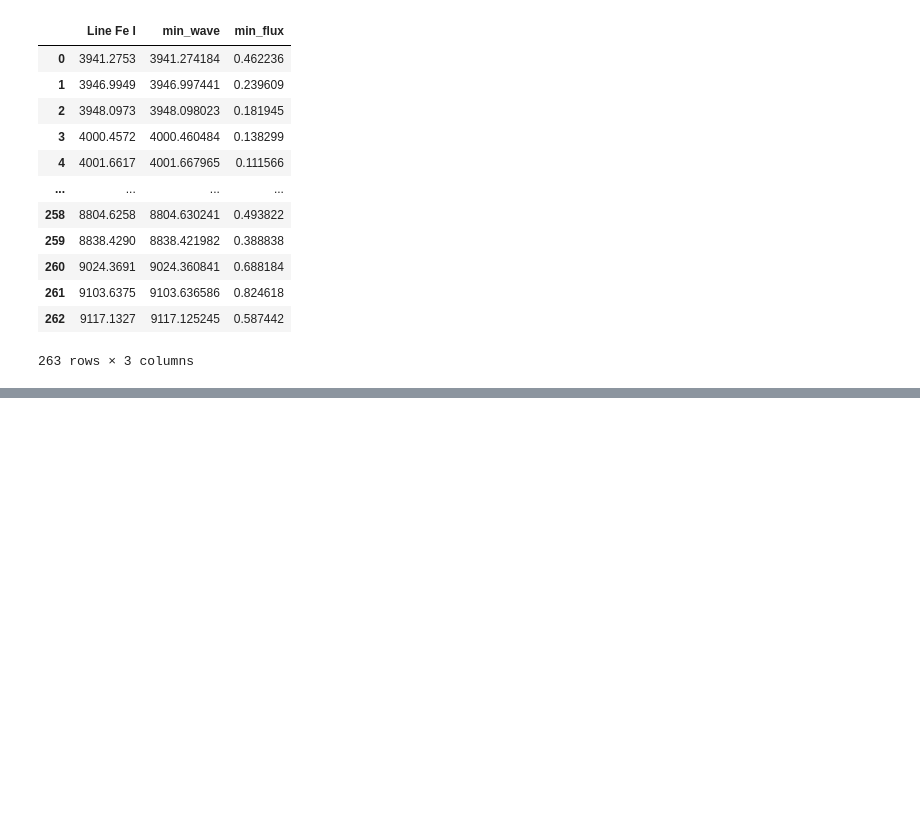
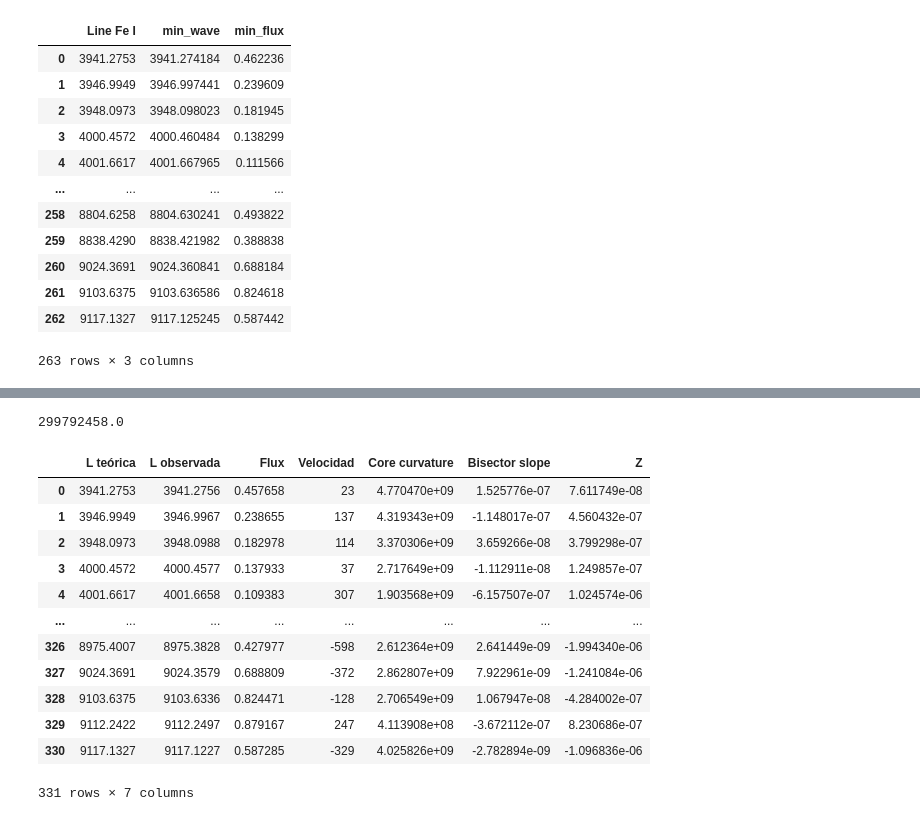
Before and after one commit to JessiDaniL/Proyecto-Te-rico-Arturo, a Jupyter notebook: Espectro completo de arturo/Filtro.ipynb, the cells around one changed output, grey strips where cells are left out. Saved outputs shown, nothing was run; the diff lists cells and outputs as text; code cells hidden in the pictures; blank space fills up the shorter version.

```diff
--- a/Espectro completo de arturo/Filtro.ipynb
+++ b/Espectro completo de arturo/Filtro.ipynb
@@ -301,0 +301,31 @@ Values
+# %%
+df_hierro_revisar = pd.read_excel('linea_mezclas_despues_filtro.xlsx', header=2, usecols=['l aire m'])
+fe_1_lineas_mezclas_r = df_hierro_revisar['l aire m']
+fe_1_lineas_mezclas_r = fe_1_lineas_mezclas_r.dropna().values
+# %%
+#Find the minimum or the lambda in the spectrum
+def find_minimums(wave,flux,lamda):
+    #The function find_peaks just got the index of the points
+    #The minus if for the minimums, without it are the maximums
+    minimums,_ = find_peaks(-flux)
+    mindf = pd.DataFrame([]) #Make a dataframe
+    mindf['min_wave'] = wave[minimums]
+    mindf['min_flux'] = flux[minimums]
+
+    #Take the closer line with the absolute value of the difference between the minimums and the line
+    #This step dont include the closer points that are not minimums
+    closer = []
+    for each in lamda:
+        mindf['abs'] = np.abs(mindf['min_wave']-each)
+        closer.append(mindf.loc[mindf['abs'] == min(mindf['abs'])]) #Take all the row
+
+    #Dataframe with the marks for the closer lines of Fe I
+    closer_data = pd.concat(closer,axis=0).reset_index(drop=True)
+    closer_data['Fe line'] = lamda
+
+    return closer_data.drop(['abs'],axis=1)
+
+
+closer_lines_r = find_minimums(wavelength, flux ,fe_1_lineas_mezclas_r)
+
+closer_lines_r
@@ -301,0 +346,16 @@ Values
+# %%
+def width_minimums(closer_lines, wave, flux, width):
+    local_points = []
+    for each in closer_lines['min_wave']:
+        mask = (wave > each - width) & (wave < each + width)
+        local_points.append(pd.DataFrame({
+            'Wave': wave[mask],
+            'Flux': flux[mask]
+        }))
+    return local_points
+
+local_points_r = width_minimums(closer_lines_r, wavelength, flux, width=0.05)
+# %%
+const.c
+# %% [output]
+299792458.0
@@ -301,0 +429,16 @@ Values
+# %%
+Values_r
+# %% [output]
+|  | L teórica | L observada | Flux | Velocidad | Core curvature | Bisector slope | Z |
+| 0 | 3941.2753 | 3941.2756 | 0.457658 | 23 | 4.770470e+09 | 1.525776e-07 | 7.611749e-08 |
+| 1 | 3946.9949 | 3946.9967 | 0.238655 | 137 | 4.319343e+09 | -1.148017e-07 | 4.560432e-07 |
+| 2 | 3948.0973 | 3948.0988 | 0.182978 | 114 | 3.370306e+09 | 3.659266e-08 | 3.799298e-07 |
+| 3 | 4000.4572 | 4000.4577 | 0.137933 | 37 | 2.717649e+09 | -1.112911e-08 | 1.249857e-07 |
+| 4 | 4001.6617 | 4001.6658 | 0.109383 | 307 | 1.903568e+09 | -6.157507e-07 | 1.024574e-06 |
+| ... | ... | ... | ... | ... | ... | ... | ... |
+| 326 | 8975.4007 | 8975.3828 | 0.427977 | -598 | 2.612364e+09 | 2.641449e-09 | -1.994340e-06 |
+| 327 | 9024.3691 | 9024.3579 | 0.688809 | -372 | 2.862807e+09 | 7.922961e-09 | -1.241084e-06 |
+| 328 | 9103.6375 | 9103.6336 | 0.824471 | -128 | 2.706549e+09 | 1.067947e-08 | -4.284002e-07 |
+| 329 | 9112.2422 | 9112.2497 | 0.879167 | 247 | 4.113908e+08 | -3.672112e-07 | 8.230686e-07 |
+| 330 | 9117.1327 | 9117.1227 | 0.587285 | -329 | 4.025826e+09 | -2.782894e-09 | -1.096836e-06 |
+331 rows × 7 columns
```
Also changed, not shown: parts of 6 cells of this notebook, 2 other files.
